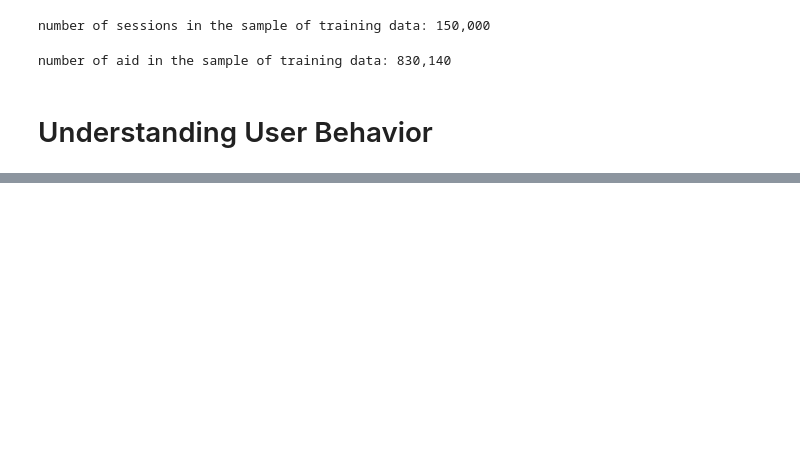
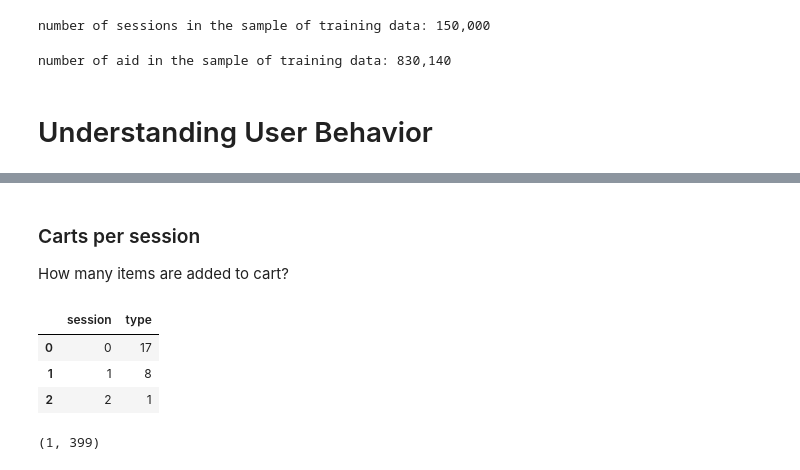
Before and after one commit to a-sharma06/recsys_otto, a Jupyter notebook: otto-eda-exploratory-data-analysis.ipynb, the cells around one changed output, grey strips where cells are left out. Saved outputs shown, nothing was run; the diff lists cells and outputs as text; code cells hidden in the pictures; blank space fills up the shorter version.

```diff
--- a/otto-eda-exploratory-data-analysis.ipynb
+++ b/otto-eda-exploratory-data-analysis.ipynb
@@ -159,0 +218,4 @@ print(article_id_counts)
+# %% [markdown]
+### Carts per session
+
+How many items are added to cart?
@@ -159,0 +231,11 @@ print(article_id_counts)
+# %%
+ncarts_per_session.head(3)
+# %% [output]
+|  | session | type |
+| 0 | 0 | 17 |
+| 1 | 1 | 8 |
+| 2 | 2 | 1 |
+# %%
+ncarts_per_session["type"].min(), ncarts_per_session["type"].max()
+# %% [output]
+(1, 399)
```
Also changed, not shown: parts of 26 cells of this notebook.
